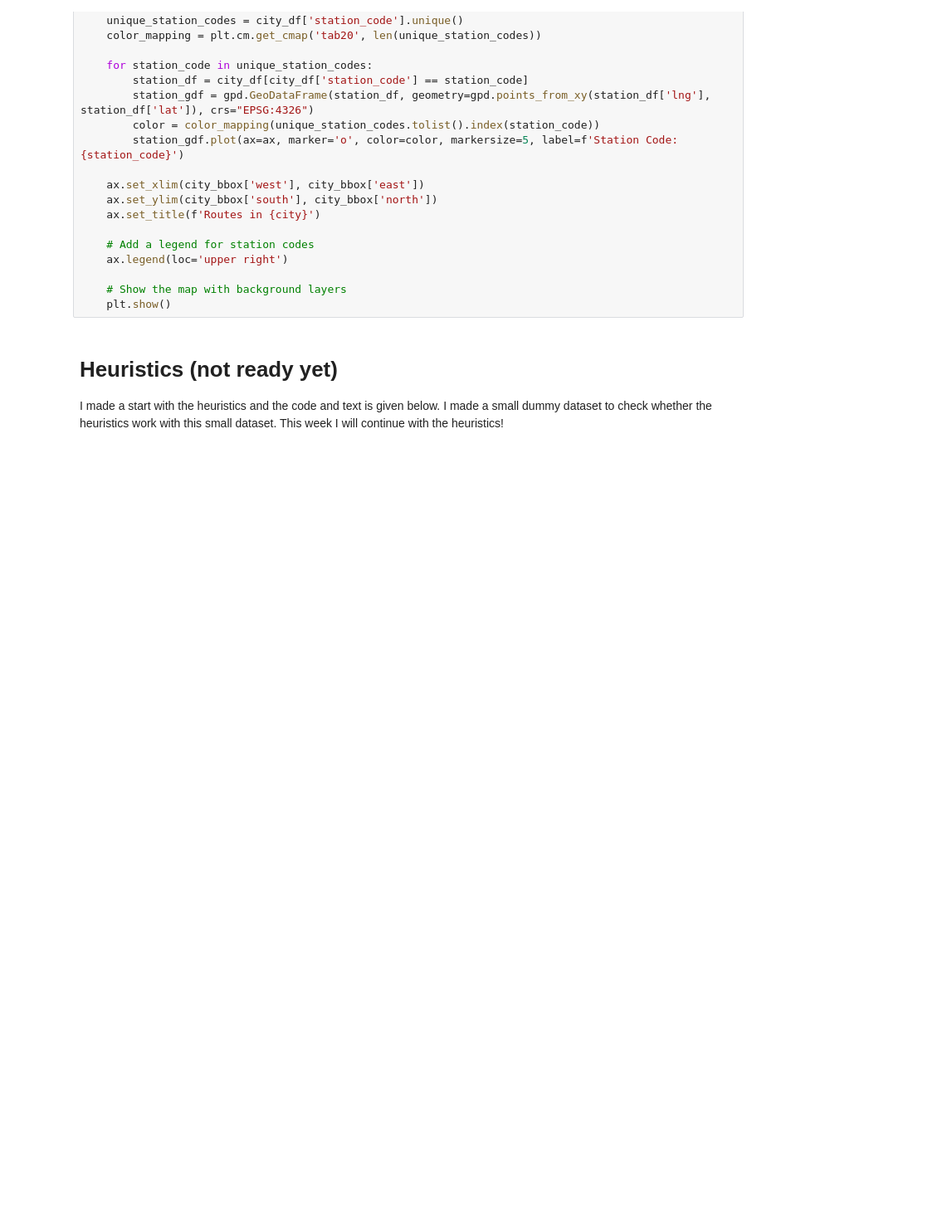
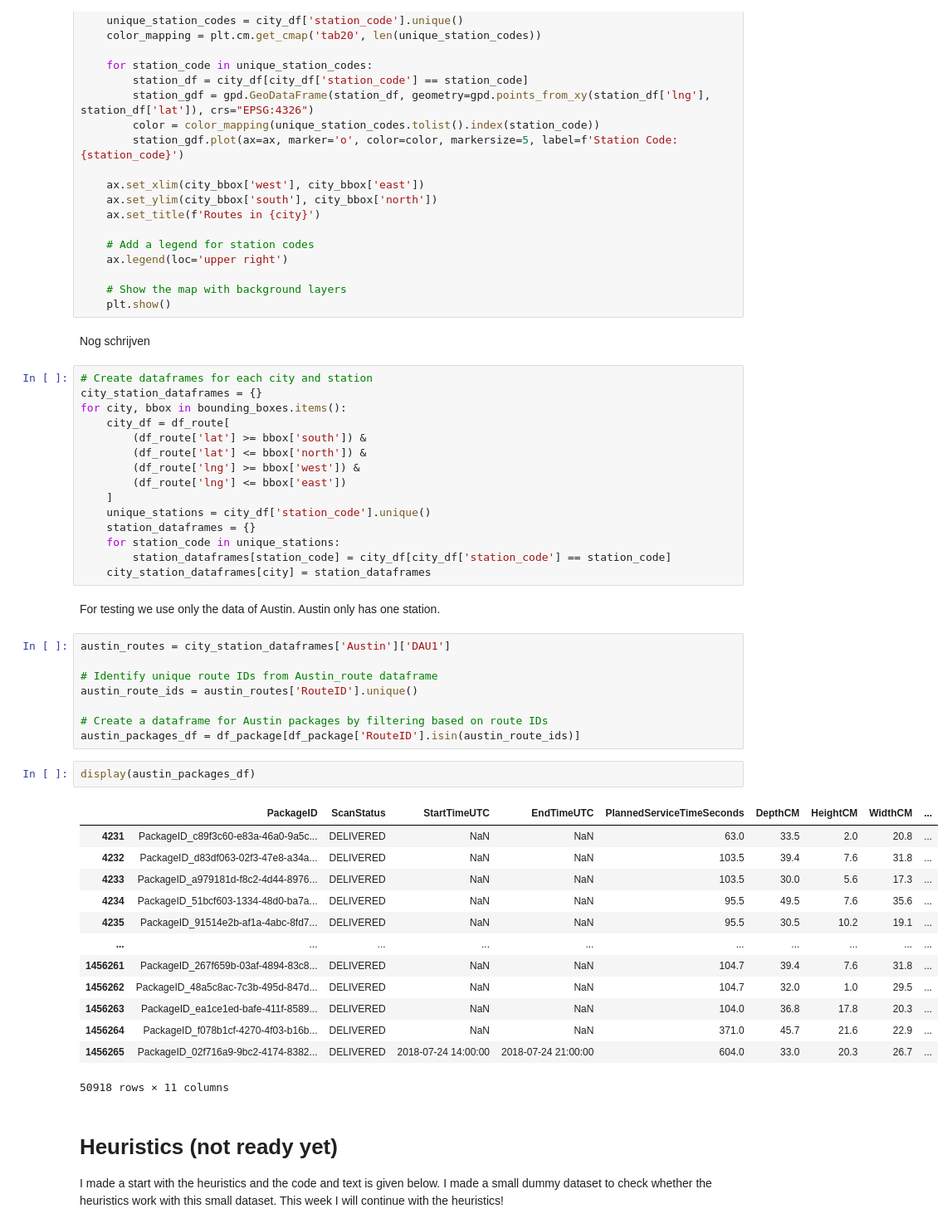
Before and after one commit to ftamsma/Group33_TIL, a Jupyter notebook: project_template.ipynb, the cells around one changed output. Shown at 83% size. Cells and saved outputs as stored; diff of their text form; blank space fills up the shorter version.

Commit message:
add dataframes for city and stations

```diff
--- a/project_template.ipynb
+++ b/project_template.ipynb
@@ -369,6 +375,49 @@ for city, bbox in bounding_boxes.items():
 
     # Show the map with background layers
     plt.show()
+# %% [markdown]
+Nog schrijven
+# %%
+# Create dataframes for each city and station
+city_station_dataframes = {}
+for city, bbox in bounding_boxes.items():
+    city_df = df_route[
+        (df_route['lat'] >= bbox['south']) &
+        (df_route['lat'] <= bbox['north']) &
+        (df_route['lng'] >= bbox['west']) &
+        (df_route['lng'] <= bbox['east'])
+    ]
+    unique_stations = city_df['station_code'].unique()
+    station_dataframes = {}
+    for station_code in unique_stations:
+        station_dataframes[station_code] = city_df[city_df['station_code'] == station_code]
+    city_station_dataframes[city] = station_dataframes
+# %% [markdown]
+For testing we use only the data of Austin. Austin only has one station.
+# %%
+austin_routes = city_station_dataframes['Austin']['DAU1']
+
+# Identify unique route IDs from Austin_route dataframe
+austin_route_ids = austin_routes['RouteID'].unique()
+
+# Create a dataframe for Austin packages by filtering based on route IDs
+austin_packages_df = df_package[df_package['RouteID'].isin(austin_route_ids)]
+# %%
+display(austin_packages_df)
+# %% [output]
+|  | PackageID | ScanStatus | StartTimeUTC | EndTimeUTC | PlannedServiceTimeSeconds | DepthCM | HeightCM | WidthCM | ... |
+| 4231 | PackageID_c89f3c60-e83a-46a0-9a5c... | DELIVERED | NaN | NaN | 63.0 | 33.5 | 2.0 | 20.8 | ... |
+| 4232 | PackageID_d83df063-02f3-47e8-a34a... | DELIVERED | NaN | NaN | 103.5 | 39.4 | 7.6 | 31.8 | ... |
+| 4233 | PackageID_a979181d-f8c2-4d44-8976... | DELIVERED | NaN | NaN | 103.5 | 30.0 | 5.6 | 17.3 | ... |
+| 4234 | PackageID_51bcf603-1334-48d0-ba7a... | DELIVERED | NaN | NaN | 95.5 | 49.5 | 7.6 | 35.6 | ... |
+| 4235 | PackageID_91514e2b-af1a-4abc-8fd7... | DELIVERED | NaN | NaN | 95.5 | 30.5 | 10.2 | 19.1 | ... |
+| ... | ... | ... | ... | ... | ... | ... | ... | ... | ... |
+| 1456261 | PackageID_267f659b-03af-4894-83c8... | DELIVERED | NaN | NaN | 104.7 | 39.4 | 7.6 | 31.8 | ... |
+| 1456262 | PackageID_48a5c8ac-7c3b-495d-847d... | DELIVERED | NaN | NaN | 104.7 | 32.0 | 1.0 | 29.5 | ... |
+| 1456263 | PackageID_ea1ce1ed-bafe-411f-8589... | DELIVERED | NaN | NaN | 104.0 | 36.8 | 17.8 | 20.3 | ... |
+| 1456264 | PackageID_f078b1cf-4270-4f03-b16b... | DELIVERED | NaN | NaN | 371.0 | 45.7 | 21.6 | 22.9 | ... |
+| 1456265 | PackageID_02f716a9-9bc2-4174-8382... | DELIVERED | 2018-07-24 14:00:00 | 2018-07-24 21:00:00 | 604.0 | 33.0 | 20.3 | 26.7 | ... |
+50918 rows × 11 columns
 # %% [markdown]
 # Heuristics (not ready yet)
 
```
Also changed, not shown: parts of 3 cells of this notebook.
